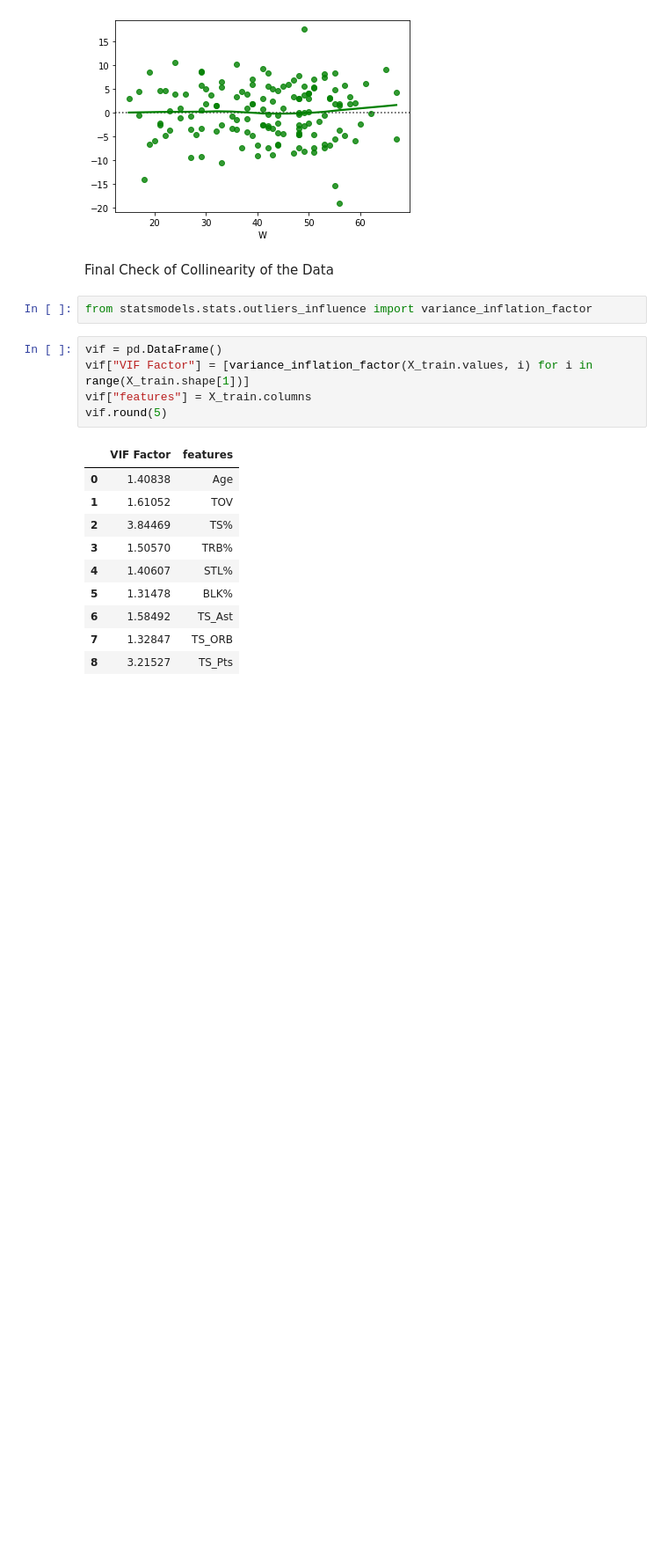
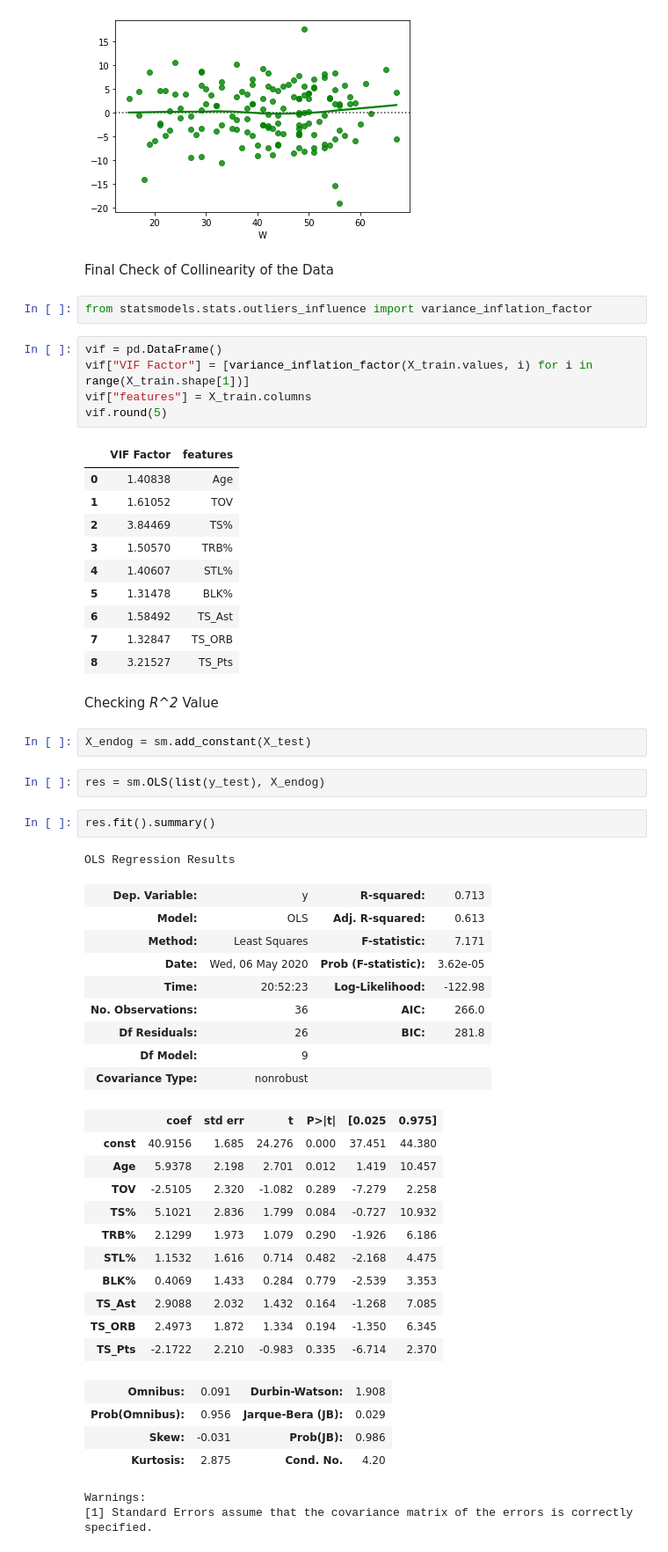
Before and after one commit to Ahila700/nba_pred_mod_2_project, a Jupyter notebook: Final_models.ipynb, the cells around one changed output. Shown: that part at 88% size. Saved outputs shown, nothing was run; the diff lists cells and outputs as text; blank space fills up the shorter version.

Commit message:
attempts at using the interaction feature to test for the best R^2 value

```diff
--- a/Final_models.ipynb
+++ b/Final_models.ipynb
@@ -128,4 +128,40 @@ vif.round(5)
 | 6 | 1.58492 | TS_Ast |
 | 7 | 1.32847 | TS_ORB |
 | 8 | 3.21527 | TS_Pts |
+# %% [markdown]
+Checking *R^2* Value
+# %%
+X_endog = sm.add_constant(X_test)
+# %%
+res = sm.OLS(list(y_test), X_endog)
+# %%
+res.fit().summary()
+# %% [output]
+OLS Regression Results
+| Dep. Variable: | y | R-squared: | 0.713 |
+| Model: | OLS | Adj. R-squared: | 0.613 |
+| Method: | Least Squares | F-statistic: | 7.171 |
+| Date: | Wed, 06 May 2020 | Prob (F-statistic): | 3.62e-05 |
+| Time: | 20:52:23 | Log-Likelihood: | -122.98 |
+| No. Observations: | 36 | AIC: | 266.0 |
+| Df Residuals: | 26 | BIC: | 281.8 |
+| Df Model: | 9 |  |  |
+| Covariance Type: | nonrobust |  |  |
+|  | coef | std err | t | P>|t| | [0.025 | 0.975] |
+| const | 40.9156 | 1.685 | 24.276 | 0.000 | 37.451 | 44.380 |
+| Age | 5.9378 | 2.198 | 2.701 | 0.012 | 1.419 | 10.457 |
+| TOV | -2.5105 | 2.320 | -1.082 | 0.289 | -7.279 | 2.258 |
+| TS% | 5.1021 | 2.836 | 1.799 | 0.084 | -0.727 | 10.932 |
+| TRB% | 2.1299 | 1.973 | 1.079 | 0.290 | -1.926 | 6.186 |
+| STL% | 1.1532 | 1.616 | 0.714 | 0.482 | -2.168 | 4.475 |
+| BLK% | 0.4069 | 1.433 | 0.284 | 0.779 | -2.539 | 3.353 |
+| TS_Ast | 2.9088 | 2.032 | 1.432 | 0.164 | -1.268 | 7.085 |
+| TS_ORB | 2.4973 | 1.872 | 1.334 | 0.194 | -1.350 | 6.345 |
+| TS_Pts | -2.1722 | 2.210 | -0.983 | 0.335 | -6.714 | 2.370 |
+| Omnibus: | 0.091 | Durbin-Watson: | 1.908 |
+| Prob(Omnibus): | 0.956 | Jarque-Bera (JB): | 0.029 |
+| Skew: | -0.031 | Prob(JB): | 0.986 |
+| Kurtosis: | 2.875 | Cond. No. | 4.20 |
+Warnings:
+[1] Standard Errors assume that the covariance matrix of the errors is correctly specified.
 # %% [markdown]
```
Also changed, not shown: parts of 1 cell of this notebook, 1 other file.
